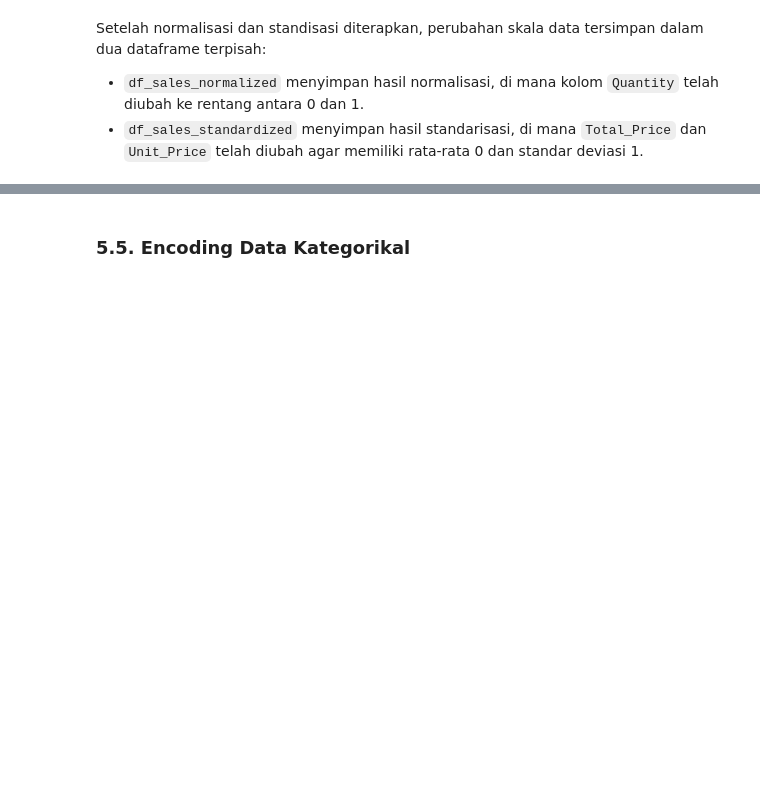
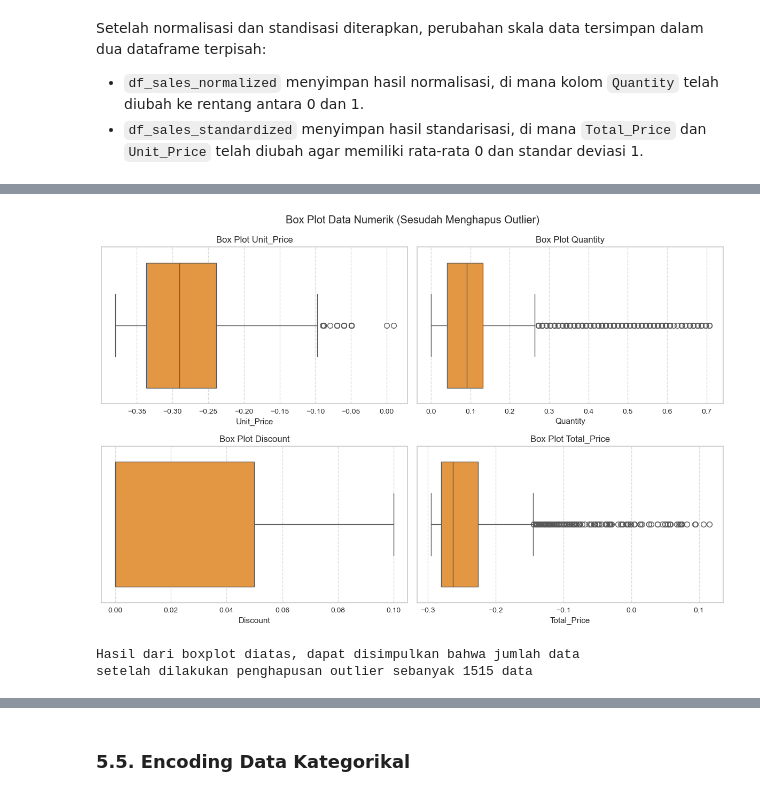
Before and after one commit to alouvre/BMLUP_DicodingSubmission_ProyekMembangunMachineLearning, a Jupyter notebook: [Clustering-1] Submission Akhir BMLP_Alifia Mustika Sari.ipynb, the cells around one changed output, grey strips where cells are left out. Drawn from its saved outputs; the diff is of its cells as text; code cells hidden in the pictures; blank space fills up the shorter version.

```diff
--- a/[Clustering-1] Submission Akhir BMLP_Alifia Mustika Sari.ipynb
+++ b/[Clustering-1] Submission Akhir BMLP_Alifia Mustika Sari.ipynb
@@ -592,19 +597,9 @@ numeric_columns = df_sales_standardized.select_dtypes(include=['number']).column
 # %%
-# Menghitung Q1, Q3, dan IQR hanya untuk kolom numerik
-Q1 = df_sales_standardized[numeric_columns].quantile(0.25)
-Q3 = df_sales_standardized[numeric_columns].quantile(0.75)
+# Hitung Q1, Q3, dan IQR untuk kolom numerik
+Q1 = df_sales_standardized[num_columns].quantile(0.25)
+Q3 = df_sales_standardized[num_columns].quantile(0.75)
 IQR = Q3 - Q1
 
-# Menentukan batas bawah dan atas
+# Tentukan batas bawah dan atas
 lower_bound = Q1 - 1.5 * IQR
 upper_bound = Q3 + 1.5 * IQR
-# %%
-# Menampilkan boxplot sebelum menghapus outlier
-fig, axes = plt.subplots(2, 2, figsize=(10, 10))
-for i, col in enumerate(numeric_columns):
-    sns.boxplot(x=df_sales_standardized[col], ax=axes[i//2, i%2])
-plt.suptitle("Boxplots of Numerical Data (before)")
-plt.tight_layout()
-plt.show()
-
-print("Jumlah data sebelum menghapus outlier:", df_sales_standardized.shape[0])
@@ -614,14 +605,0 @@ Jumlah data sebelum menghapus outlier: 2000
-# %%
-# Menghapus outlier pada kolom numerik
-mask = ~((df_sales_standardized[numeric_columns] < lower_bound) | (df_sales_standardized[numeric_columns] > upper_bound)).any(axis=1)
-df_sales_cleaned = df_sales_standardized[mask]
-
-# Menampilkan boxplot sebelum menghapus outlier
-fig, axes = plt.subplots(2, 2, figsize=(10, 10))
-for i, col in enumerate(numeric_columns):
-    sns.boxplot(x=df_sales_cleaned[col], ax=axes[i//2, i%2])
-plt.suptitle("Boxplots of Numerical Data (after)")
-plt.tight_layout()
-plt.show()
-
-print("Jumlah data setelah menghapus outlier:", df_sales_cleaned.shape[0])
@@ -640,0 +656,12 @@ df_sales_cleaned.head()
+# %%
+# Menghapus outlier pada kolom numerik
+mask = ~((df_sales_standardized[num_columns] < lower_bound) | (df_sales_standardized[num_columns] > upper_bound)).any(axis=1)
+df_sales_cleaned = df_sales_standardized[mask]
+# %%
+plot_boxplots(df_sales_cleaned, title="Box Plot Data Numerik (Sesudah Menghapus Outlier)")
+
+print("Hasil dari boxplot diatas, dapat disimpulkan bahwa jumlah data \nsetelah dilakukan penghapusan outlier sebanyak", df_sales_cleaned.shape[0], "data")
+# %% [output]
+[figure, added]
+Hasil dari boxplot diatas, dapat disimpulkan bahwa jumlah data
+setelah dilakukan penghapusan outlier sebanyak 1515 data
```
Also changed, not shown: parts of 16 cells of this notebook.
